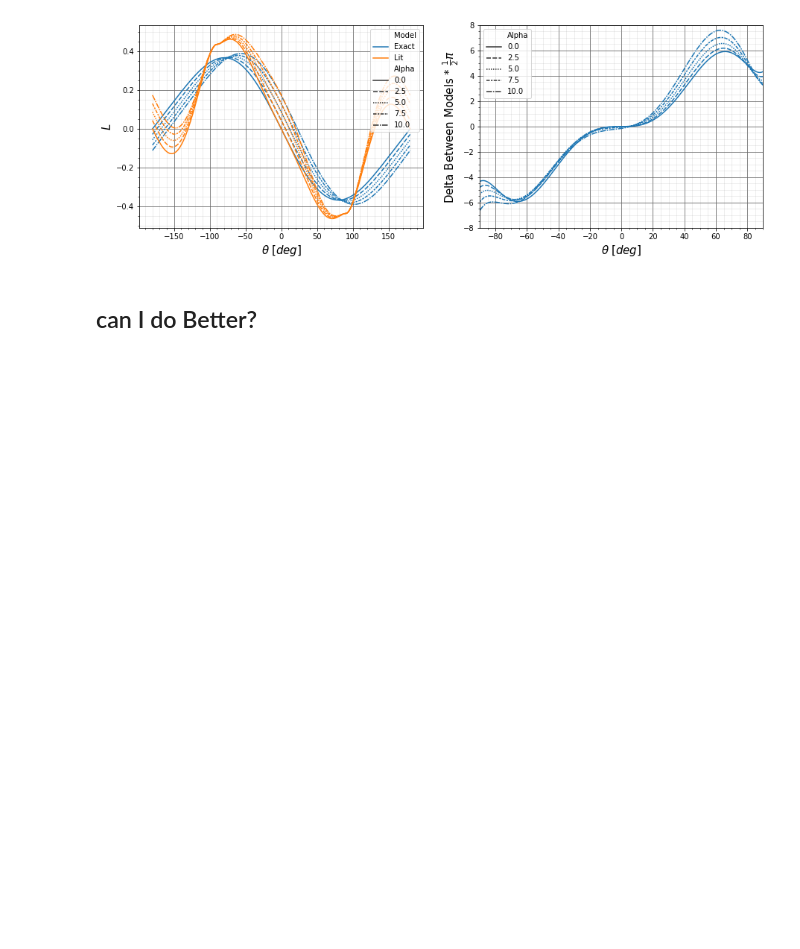
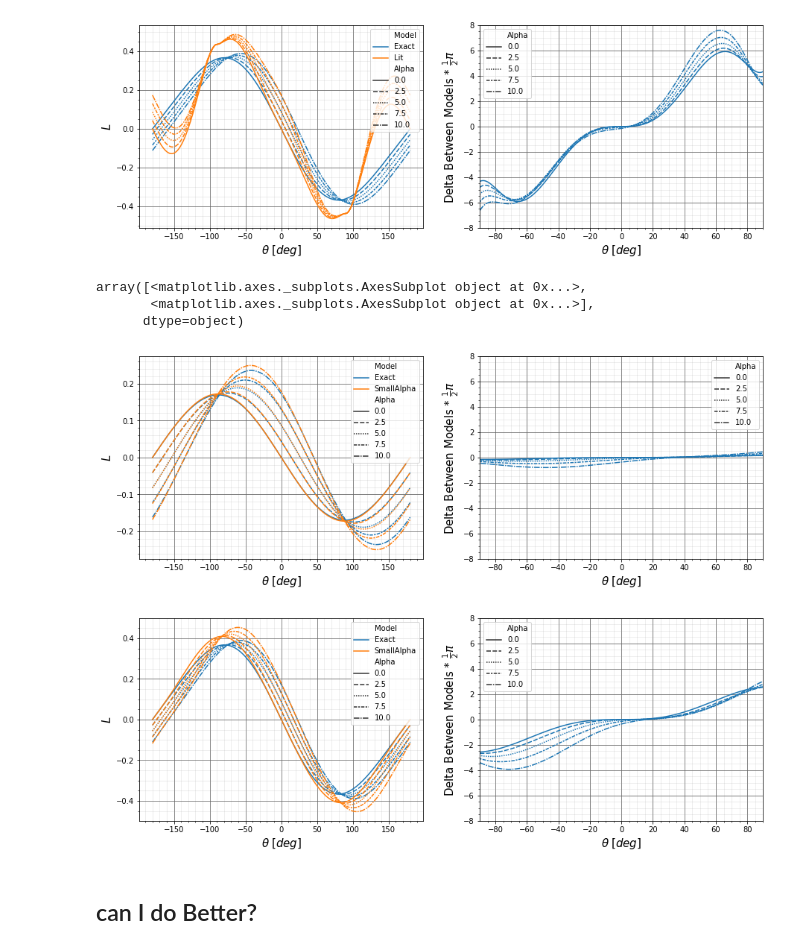
Before and after one commit to fh9g12/FwtModels, a Jupyter notebook: Workbooks/2_Geometrically Exact Modelling/9_Simple Moel for alpha_h.ipynb, the cells around one changed output. Drawn from its saved outputs; the diff is of its cells as text; code cells hidden in the pictures; blank space fills up the shorter version.

```diff
--- a/Workbooks/2_Geometrically Exact Modelling/9_Simple Moel for alpha_h.ipynb
+++ b/Workbooks/2_Geometrically Exact Modelling/9_Simple Moel for alpha_h.ipynb
@@ -294,6 +292,61 @@ array([<matplotlib.axes._subplots.AxesSubplot object at 0x...>,
       dtype=object)
 [figure]
 [figure]
+# %%
+# create forces
+LitModelData = TestConditions.copy()
+
+alp = np.deg2rad(LitModelData['Alpha'])
+thet = np.deg2rad(LitModelData['Theta'])
+lam = np.deg2rad(LitModelData['Lambda'])
+
+LitModelData['v0'] = -alp*np.sin(lam)*np.sin(thet)+np.sin(lam)**2*np.cos(thet)-np.sin(lam)**2+1
+LitModelData['v1'] = (alp*np.sin(thet)-np.sin(lam)*np.cos(thet)+np.sin(lam))*np.cos(lam)
+LitModelData['v2'] = alp*np.cos(thet)+np.sin(lam)*np.sin(thet)
+
+LitModelData['Lift'] = np.arctan(LitModelData['v2']/LitModelData['v0'])*(LitModelData['v2']**2+LitModelData['v0']**2) # lift due to flare-twist coupling
+#LitModelData['Lift'] = LitModelData['Lift'] + lam * np.sin(thet)**3 # side force contibution
+LitModelData['Model'] = 'SmallAlpha'
+
+
+
+Data = ModelData.append(LitModelData,sort=False)
+DeltaData = ModelData.copy()
+DeltaData['DeltaLift'] = (DeltaData['Lift'] - LitModelData['Lift'])/np.pi*180
+
+def MakePlot(Lam,ModelStr,xlim=(-90,90)):
+    # compare to the exact
+    # plot the interesting things
+    fig, axes = plt.subplots(1,2,figsize=(15,5))
+    dat = Data[Data['Lambda']==Lam]
+    sns.lineplot(data = dat,x='Theta',y='Lift',style='Alpha',ax=axes[0],hue='Model')
+    #axes[0][0].set(ylim=(-10,10),xlim=(-50,50))
+    sns.lineplot(data = DeltaData[DeltaData['Lambda']==Lam],x='Theta',y='DeltaLift',style='Alpha',ax=axes[1])
+
+    axes[0].set_ylabel(r'$L$',fontsize=15)
+    axes[1].set_ylabel(r'Delta Between Models * $\frac{1}{2}\pi$',fontsize=15)
+    #axes[0].set(xlim=(-30,30),ylim=(-10,10))
+    axes[1].set(xlim=xlim,ylim=(-8,8))
+
+    for i in [0,1]:
+        axes[i].grid(b=True, which='major', color='#666666', linestyle='-')
+        axes[i].set_xlabel(r'$\theta\;[deg]$',fontsize=15)
+        #Show the minor grid lines with very faint and almost transparent grey lines
+        axes[i].minorticks_on()
+        axes[i].grid(b=True, which='minor', color='#999999', linestyle='-', alpha=0.2)
+
+    imageFolder = r'C:\Users\qe19391\OneDrive - University of Bristol\Desktop' '\\'
+    plt.savefig(imageFolder +  f'{ModelStr}ModelCompare_lambda{Lam:.0f}.png',transparent=True,bbox_inches='tight')
+    return axes
+
+MakePlot(-10,'SmallAlpha')
+MakePlot(-25,'SmallAlpha')
+# %% [output]
+array([<matplotlib.axes._subplots.AxesSubplot object at 0x...>,
+       <matplotlib.axes._subplots.AxesSubplot object at 0x...>],
+      dtype=object)
+[figure, added]
+[figure, added]
 # %% [markdown]
 ## can I do Better?
 # %%
```
Also changed, not shown: parts of 3 cells of this notebook, 5 other files.
